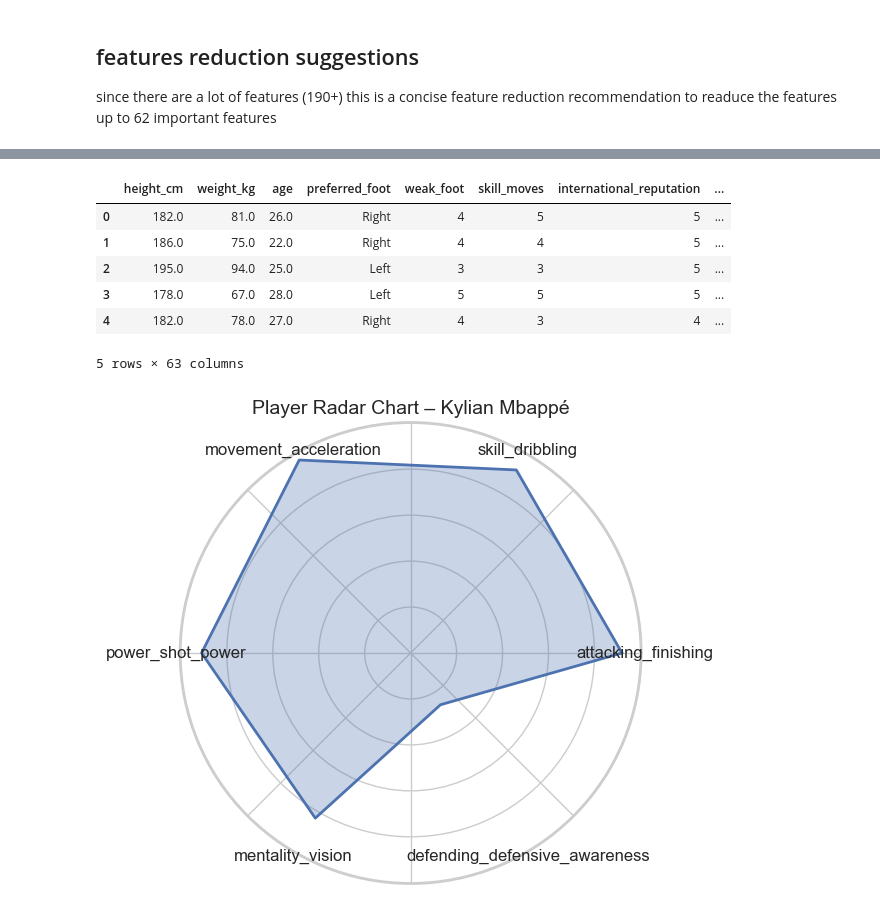
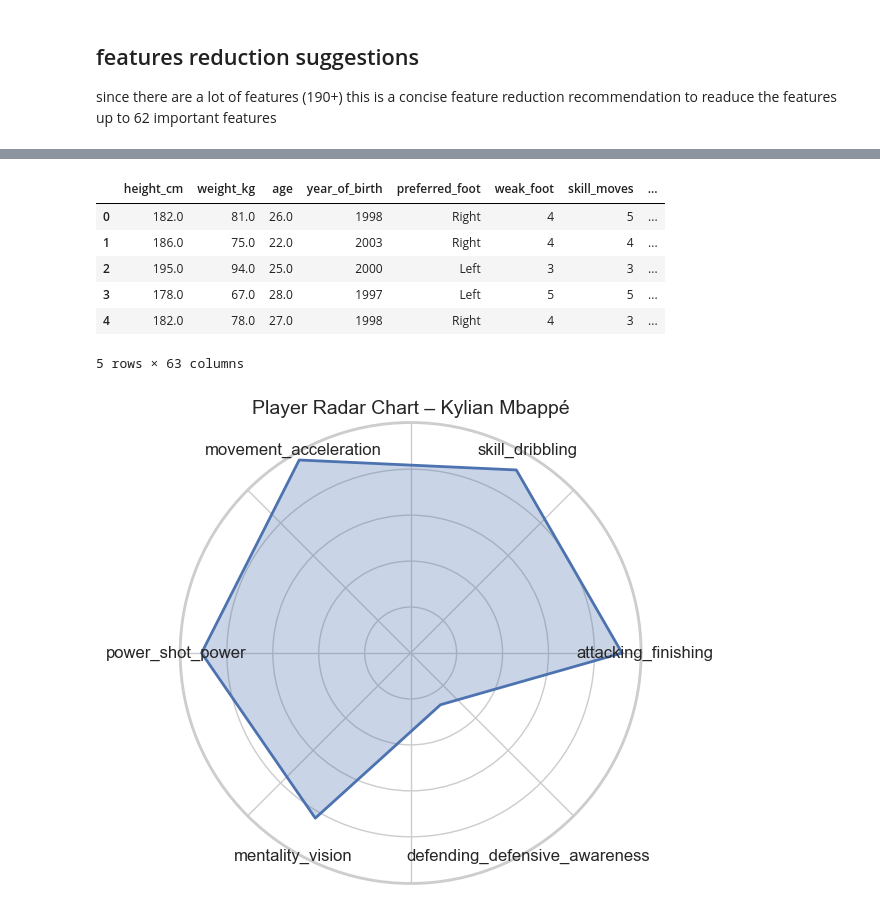
Before and after one commit to a-naoufel/Data-driven-Analysis-of-Football-Player-Performance, a Jupyter notebook: Notebooks/players_exploration.ipynb, the cells around one changed output, grey strips where cells are left out. Drawn from its saved outputs; the diff is of its cells as text; code cells hidden in the pictures.

```diff
--- a/Notebooks/players_exploration.ipynb
+++ b/Notebooks/players_exploration.ipynb
@@ -158,15 +158,24 @@ fig.show()
 
 since there are a lot of features (190+) this is a concise feature reduction recommendation to readuce the features up to 62 important features
 # %%
-# Convert dob -> age if not already done
-if "age" not in df.columns and "dob" in df.columns:
+# Convert dob -> age/year_of_birth if not already done
+current_year = pd.Timestamp.today().year
+
+if "dob" in df.columns:
     df["dob"] = pd.to_datetime(df["dob"], errors="coerce", dayfirst=True)
-    df["age"] = 2025 - df["dob"].dt.year
+    if "age" not in df.columns:
+        df["age"] = current_year - df["dob"].dt.year
+    if "year_of_birth" not in df.columns:
+        df["year_of_birth"] = df["dob"].dt.year
+else:
+    # Keep the pipeline robust if dob is absent
+    if "year_of_birth" not in df.columns:
+        df["year_of_birth"] = np.nan
 
 # Final feature list
 features = [
     # Core bio
-    "height_cm", "weight_kg", "age",
+    "height_cm", "weight_kg", "age", "year_of_birth",
     "preferred_foot", "weak_foot", "skill_moves",
     "international_reputation",
 
@@ -206,14 +215,18 @@ features = [
     "RB.1", "RM.1", "RW.1", "ST.1",
 
     # Contextual
-    "country_name", "club_league_id",
+    "country_name",
 
     # Target
-    "market_value_eur"
+    "market_value_eur",
 ]
 
-# Create the final filtered DataFrame
-df_final = df[features].copy()
+# Create the final filtered DataFrame (robust to missing columns)
+missing_features = [c for c in features if c not in df.columns]
+if missing_features:
+    print("Missing columns (skipped):", missing_features)
+
+df_final = df[[c for c in features if c in df.columns]].copy()
 
 df_final.head()
 # %% [output]
@@ -220,10 +234,10 @@ df_final.head()
-|  | height_cm | weight_kg | age | preferred_foot | weak_foot | skill_moves | international_reputation | ... |
-| 0 | 182.0 | 81.0 | 26.0 | Right | 4 | 5 | 5 | ... |
-| 1 | 186.0 | 75.0 | 22.0 | Right | 4 | 4 | 5 | ... |
-| 2 | 195.0 | 94.0 | 25.0 | Left | 3 | 3 | 5 | ... |
-| 3 | 178.0 | 67.0 | 28.0 | Left | 5 | 5 | 5 | ... |
-| 4 | 182.0 | 78.0 | 27.0 | Right | 4 | 3 | 4 | ... |
+|  | height_cm | weight_kg | age | year_of_birth | preferred_foot | weak_foot | skill_moves | ... |
+| 0 | 182.0 | 81.0 | 26.0 | 1998 | Right | 4 | 5 | ... |
+| 1 | 186.0 | 75.0 | 22.0 | 2003 | Right | 4 | 4 | ... |
+| 2 | 195.0 | 94.0 | 25.0 | 2000 | Left | 3 | 3 | ... |
+| 3 | 178.0 | 67.0 | 28.0 | 1997 | Left | 5 | 5 | ... |
+| 4 | 182.0 | 78.0 | 27.0 | 1998 | Right | 4 | 3 | ... |
-5 rows × 63 columns
+5 rows × 63 columns
 # %%
 from math import pi
 import matplotlib.pyplot as plt
```
Also changed, not shown: parts of 8 cells of this notebook.
